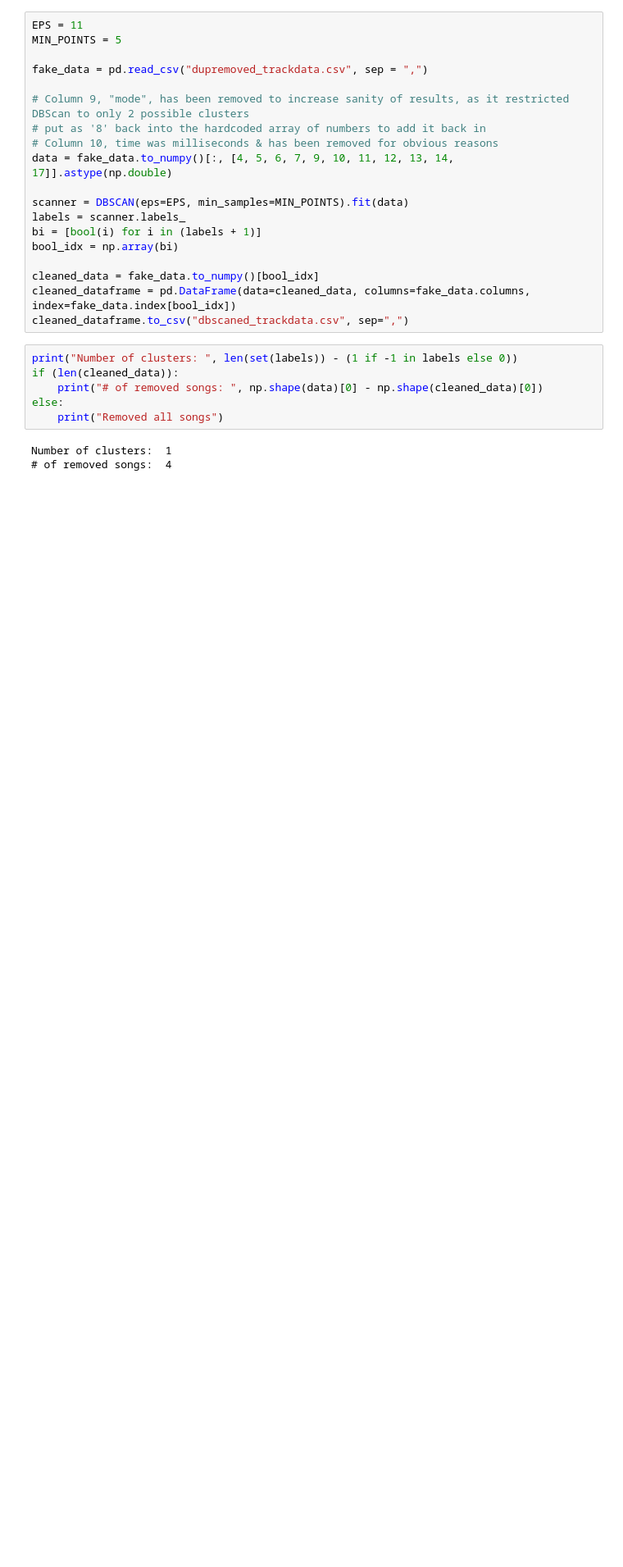
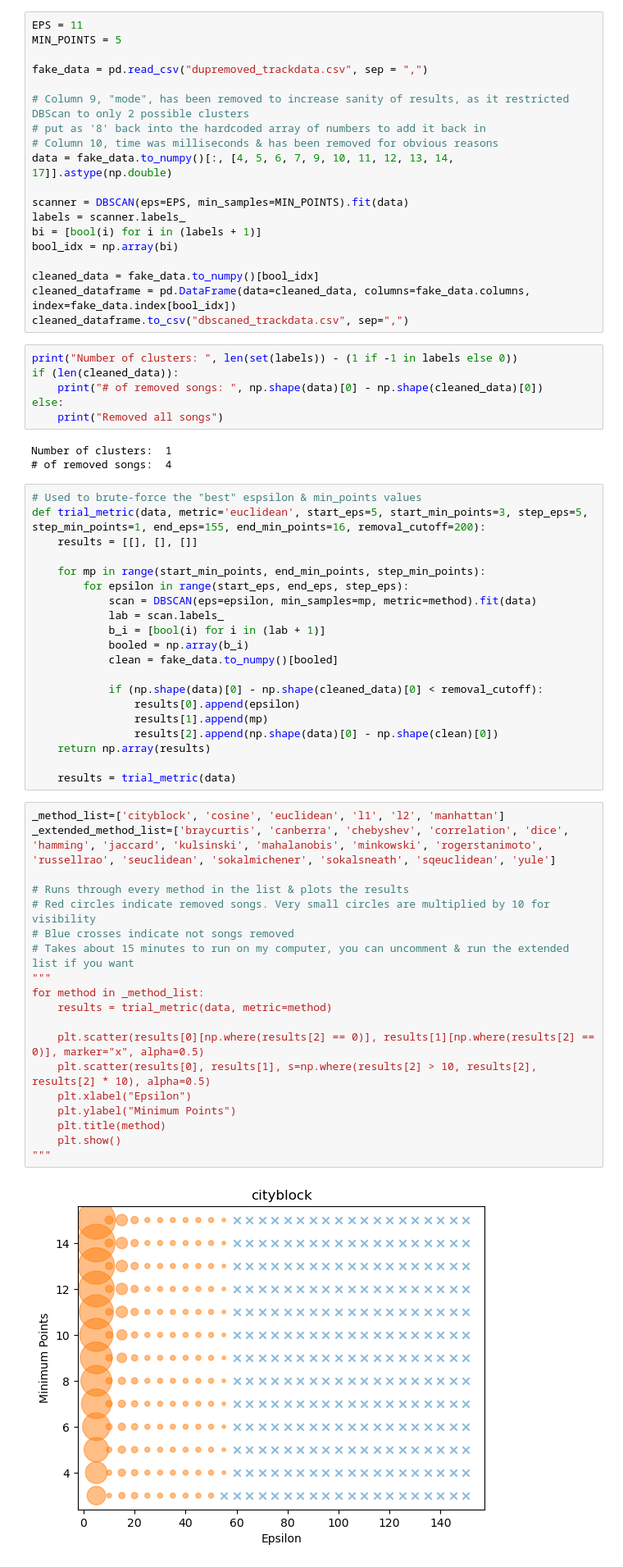
Before and after one commit to Rich-Hoepfinger/CS4641-Project, a Jupyter notebook: dbscan.ipynb, the cells around one changed output. Shown at 82% size. Cells and saved outputs as stored; diff of their text form; blank space fills up the shorter version.

Commit message:
Quick & dirty method of plotting the effects of various DBScan methods & parameters w/ brute force

```diff
--- a/dbscan.ipynb
+++ b/dbscan.ipynb
@@ -30,3 +31,44 @@ else:
 # %% [output]
 Number of clusters:  1
 # of removed songs:  4
+# %%
+# Used to brute-force the "best" espsilon & min_points values
+def trial_metric(data, metric='euclidean', start_eps=5, start_min_points=3, step_eps=5, step_min_points=1, end_eps=155, end_min_points=16, removal_cutoff=200):
+    results = [[], [], []]
+
+    for mp in range(start_min_points, end_min_points, step_min_points):
+        for epsilon in range(start_eps, end_eps, step_eps):
+            scan = DBSCAN(eps=epsilon, min_samples=mp, metric=method).fit(data)
+            lab = scan.labels_
+            b_i = [bool(i) for i in (lab + 1)]
+            booled = np.array(b_i)
+            clean = fake_data.to_numpy()[booled]
+
+            if (np.shape(data)[0] - np.shape(cleaned_data)[0] < removal_cutoff):
+                results[0].append(epsilon)
+                results[1].append(mp)
+                results[2].append(np.shape(data)[0] - np.shape(clean)[0])
+    return np.array(results)
+
+    results = trial_metric(data)
+# %%
+_method_list=['cityblock', 'cosine', 'euclidean', 'l1', 'l2', 'manhattan']
+_extended_method_list=['braycurtis', 'canberra', 'chebyshev', 'correlation', 'dice', 'hamming', 'jaccard', 'kulsinski', 'mahalanobis', 'minkowski', 'rogerstanimoto', 'russellrao', 'seuclidean', 'sokalmichener', 'sokalsneath', 'sqeuclidean', 'yule']
+
+# Runs through every method in the list & plots the results
+# Red circles indicate removed songs. Very small circles are multiplied by 10 for visibility
+# Blue crosses indicate not songs removed
+# Takes about 15 minutes to run on my computer, you can uncomment & run the extended list if you want
+"""
+for method in _method_list:
+    results = trial_metric(data, metric=method)
+
+    plt.scatter(results[0][np.where(results[2] == 0)], results[1][np.where(results[2] == 0)], marker="x", alpha=0.5)
+    plt.scatter(results[0], results[1], s=np.where(results[2] > 10, results[2], results[2] * 10), alpha=0.5)
+    plt.xlabel("Epsilon")
+    plt.ylabel("Minimum Points")
+    plt.title(method)
+    plt.show()
+"""
+# %% [output]
+[figure, added]
```
Also changed, not shown: parts of 2 cells of this notebook.
